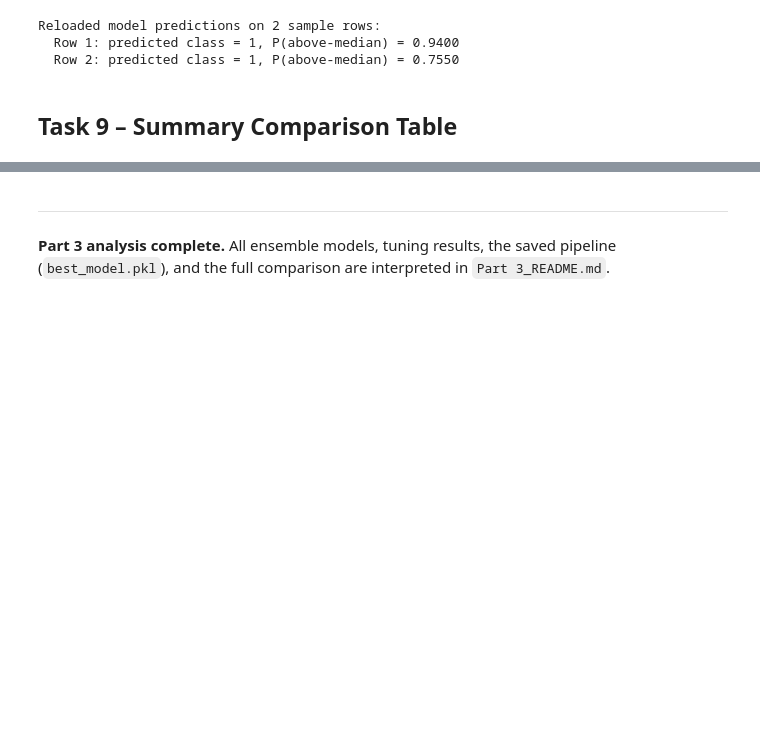
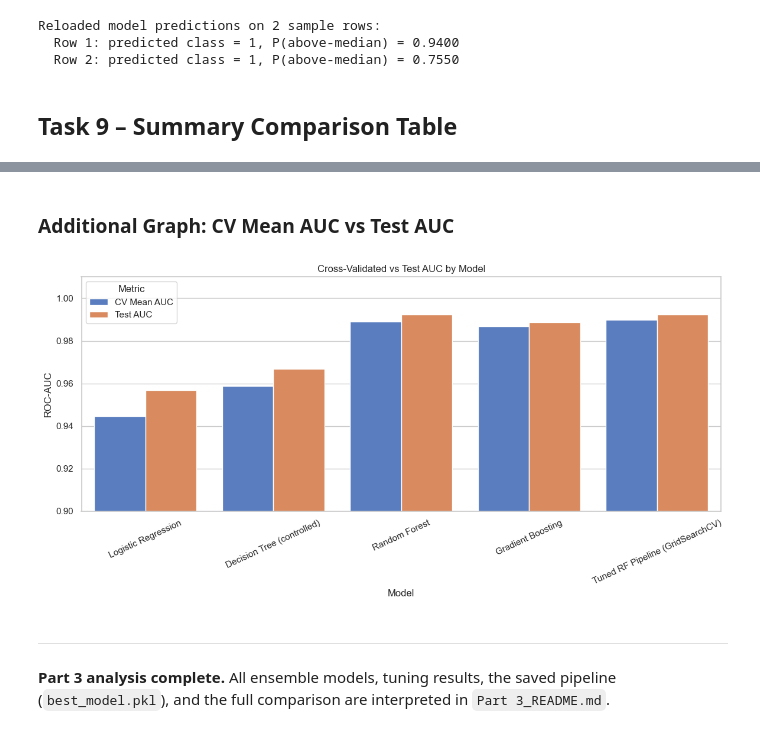
Before and after one commit to SaiGrover/AI-ML-End-to-End-Capstone, a Jupyter notebook: Part 3/Part 3.ipynb, the cells around one changed output, grey strips where cells are left out. Cells and saved outputs as stored; diff of their text form; code cells hidden in the pictures; blank space fills up the shorter version.

```diff
--- a/Part 3/Part 3.ipynb
+++ b/Part 3/Part 3.ipynb
@@ -378,4 +413,20 @@ display(summary_table)
 | 4 | Tuned RF Pipeline (GridSearchCV) | 0.989818 | 0.004881 | 0.992292 |
+# %% [markdown]
+### Additional Graph: CV Mean AUC vs Test AUC
+# %%
+# Additional Graph: CV mean AUC and test AUC by model.
+summary_plot_df = summary_table.melt(id_vars="Model", value_vars=["CV Mean AUC", "Test AUC"], var_name="Metric", value_name="AUC")
+fig, ax = plt.subplots(figsize=(12, 6))
+sns.barplot(data=summary_plot_df, x="Model", y="AUC", hue="Metric", ax=ax)
+ax.set_title("Cross-Validated vs Test AUC by Model")
+ax.set_xlabel("Model")
+ax.set_ylabel("ROC-AUC")
+ax.set_ylim(0.90, 1.01)
+ax.tick_params(axis="x", rotation=25)
+plt.tight_layout()
+plt.show()
+# %% [output]
+[figure, added]
 # %% [markdown]
 ---
 **Part 3 analysis complete.** All ensemble models, tuning results, the saved pipeline (`best_model.pkl`), and the full comparison are interpreted in `Part 3_README.md`.
```
Also changed, not shown: parts of 6 cells of this notebook, 8 other files.
